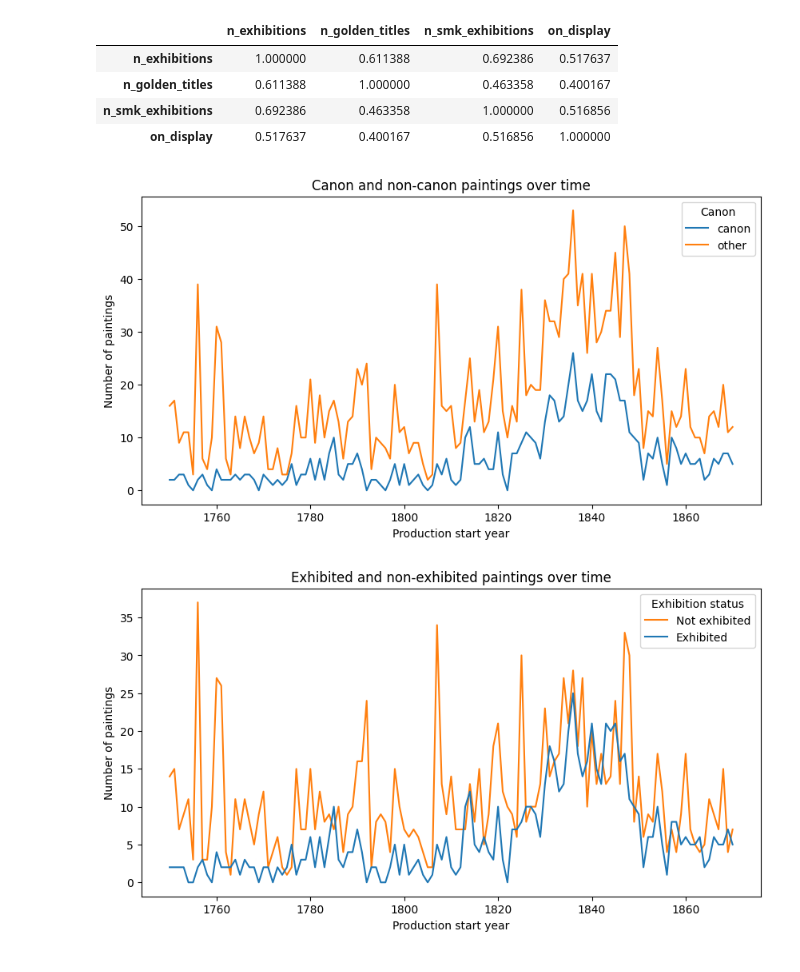
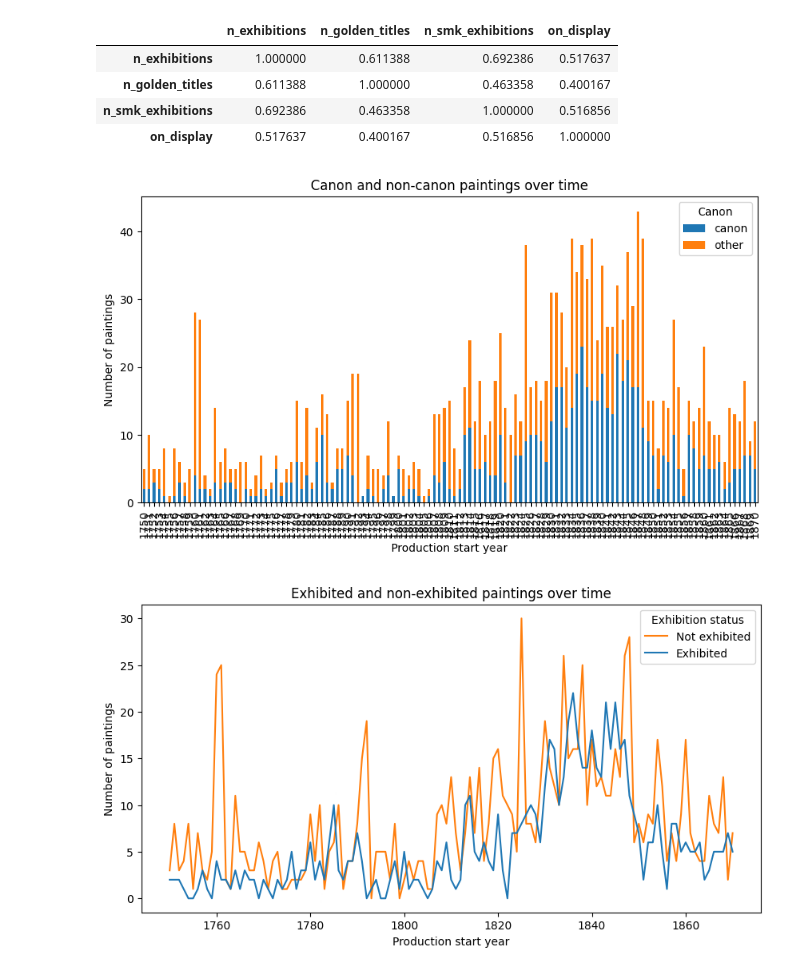
Before and after one commit to centre-for-humanities-computing/canon-paintings-smk, a Jupyter notebook: nbs/define_canon.ipynb, the cells around one changed output. Saved outputs shown, nothing was run; the diff lists cells and outputs as text; code cells hidden in the pictures.

```diff
--- a/nbs/define_canon.ipynb
+++ b/nbs/define_canon.ipynb
@@ -365,15 +365,20 @@ corr.style.background_gradient(cmap='coolwarm')
 | n_golden_titles | 0.611388 | 1.000000 | 0.463358 | 0.400167 |
 | n_smk_exhibitions | 0.692386 | 0.463358 | 1.000000 | 0.516856 |
 | on_display | 0.517637 | 0.400167 | 0.516856 | 1.000000 |
+# %%
+df = df.query('main_type == "Maleri"')
+indices = df.index.tolist()
+df.reset_index(drop=True, inplace=True)
+ds = ds.select(indices)
 # %%
-df.groupby(['start_year', 'canon']).size().unstack().plot(kind='line', stacked=True, figsize=(10, 5))
+df.groupby(['start_year', 'canon']).size().unstack().plot(kind='bar', stacked=True, figsize=(10, 5))
 plt.title('Canon and non-canon paintings over time')
 plt.xlabel('Production start year')
 plt.ylabel('Number of paintings')
 plt.legend(title='Canon', loc='upper right')
 plt.show()
 # %% [output]
-[figure, old version]
+[figure, new version]
 # %%
 grouping = df.groupby(['start_year', 'exb_canon']).size().unstack().fillna(0)
 plt.figure(figsize=(10, 5))
@@ -385,7 +390,7 @@ plt.ylabel('Number of paintings')
 plt.legend(title='Exhibition status', loc='upper right')
 plt.show()
 # %% [output]
-[figure, old version]
+[figure, new version]
 # %%
 grouping = df.groupby(['start_year', 'on_display']).size().unstack().fillna(0)
 plt.figure(figsize=(10, 5))
```
Also changed, not shown: parts of 1 cell of this notebook, 1 other file.
